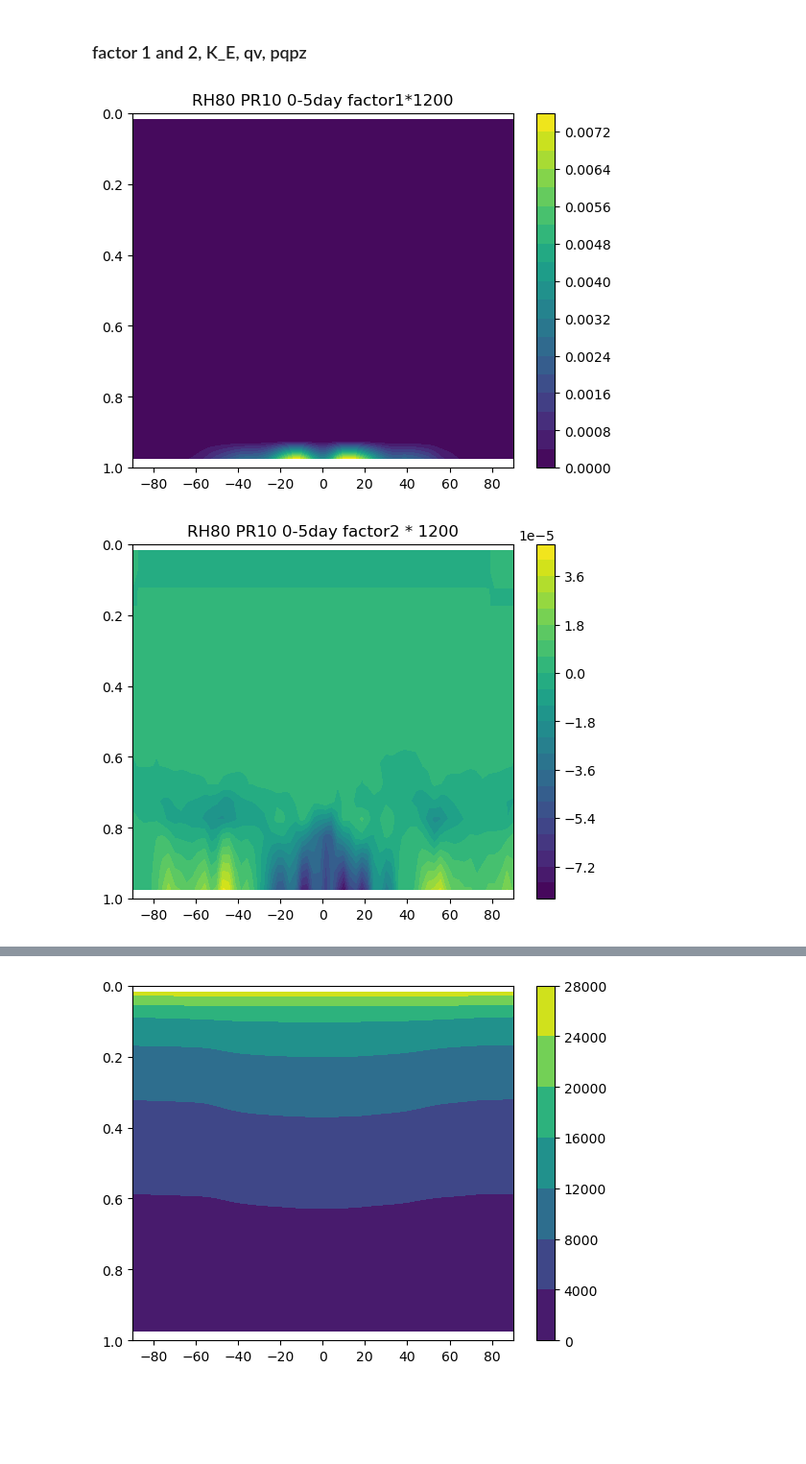
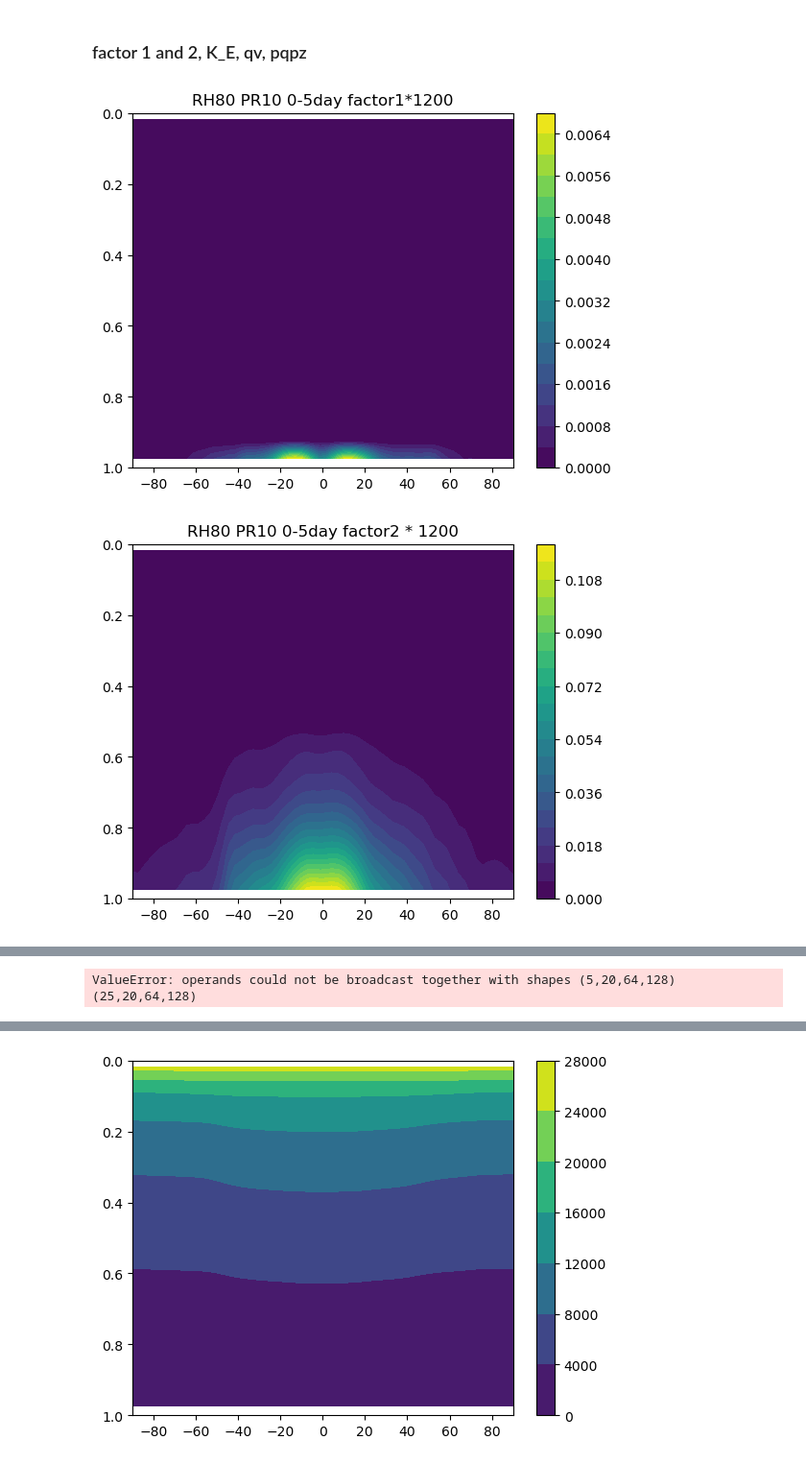
Before and after one commit to PeterChang1023/Dycore_Master, a Jupyter notebook: dycore/IdealizeSpetral.jl/exp/HSt42/check_spinupday.ipynb, the cells around one changed output, grey strips where cells are left out. Shown: that part at 96% size. Cells and saved outputs as stored; diff of their text form; code cells hidden in the pictures; blank space fills up the shorter version.

```diff
--- a/dycore/IdealizeSpetral.jl/exp/HSt42/check_spinupday.ipynb
+++ b/dycore/IdealizeSpetral.jl/exp/HSt42/check_spinupday.ipynb
@@ -124,8 +124,8 @@ class Dycore:
         self.t_mean = np.nanmean(self.t[-100:,:,:,:], axis=(1,3))
         return self.t_mean
 # %%
-file = "200day_finalcorection_final.dat"
-time = np.linspace(0,200,200)
+file = "25day_factor2_new_all.dat"
+time = np.linspace(0,2,2)
 y    = np.linspace(-90,90,64)
 
 yy, tt = np.meshgrid(y,time)
@@ -185,7 +185,7 @@ for pr in range(10,20,10):
     # file = "300day_RH80_PR10_test_vertical_advection_revised_all.dat"
     dycore = Dycore(file)
     Prec   = dycore.cal_pre()
-    Prec_mean  = np.nanmean(Prec[15:,:], axis=0)
+    Prec_mean  = np.nanmean(Prec[:,:], axis=0)
     plt.plot(y, Prec_mean * int(pr), label=f"PR = {pr}")
 plt.legend()
 plt.show()
@@ -355,7 +354,9 @@ for i in range(10,20,10):
 # %% [markdown]
 ### factor 1 and 2, K_E, qv, pqpz
 # %%
-day_final = 200
+day_ini = 0
+day_final = 1
+
 for i in range(10,20,10):
     pr = i
     dycore = Dycore(file)
@@ -364,9 +365,9 @@ for i in range(10,20,10):
     factor1 = dycore.factor1
 
     plt.figure(dpi=100.)
-    factor1_mean = np.nanmean(factor1[:day_final,:,:,:], axis=(0,3))
+    factor1_mean = np.nanmean(factor1[day_ini:day_final,:,:,:], axis=(0,3))
 
-    CS = plt.contourf(yy, sigma_mean2, factor1_mean * 1200, levels=21)
+    CS = plt.contourf(yy, sigma_mean2, factor1_mean , levels=21)
     plt.colorbar(CS)
     plt.title(f"RH80 PR{pr} 0-5day factor1*1200")
 
@@ -381,9 +382,9 @@ for i in range(10,20,10):
     factor2 = dycore.factor2
 
     plt.figure(dpi=100.)
-    factor2_mean = np.nanmean(factor2[5:day_final,:,:,:], axis=(0,3))
+    factor2_mean = np.nanmean(factor2[day_ini:day_final,:,:,:], axis=(0,3))
 
-    CS = plt.contourf(yy, sigma_mean2, factor2_mean * 1200, levels=21)
+    CS = plt.contourf(yy, sigma_mean2, factor2_mean , levels=21)
     plt.colorbar(CS)
     plt.title(f"RH80 PR{pr} 0-5day factor2 * 1200")
 
@@ -398,7 +399,7 @@ for i in range(10,20,10):
     factor3 = dycore.factor3
 
     plt.figure(dpi=100.)
-    factor3_mean = np.nanmean(factor3[:day_final,:,:,:], axis=(0,3))
+    factor3_mean = np.nanmean(factor3[day_ini:day_final,:,:,:], axis=(0,3))
 
     CS = plt.contourf(yy, sigma_mean2, factor3_mean, levels=21)
     plt.colorbar(CS)
@@ -413,45 +414,45 @@ for i in range(10,20,10):
     yy, sigma_mean2 = dycore.yy, dycore.sigma_mean2
 
     plt.figure(dpi=100.)
-    factor12_mean = np.nanmean(factor1[:day_final,:,:,:]+factor2[:day_final,:,:,:], axis=(0,3))
+    factor12_mean = np.nanmean(factor1[day_ini:day_final,:,:,:]+factor2[day_ini:day_final,:,:,:], axis=(0,3))
 
     CS = plt.contourf(yy, sigma_mean2, factor12_mean, levels=21)
     plt.colorbar(CS)
     plt.title(f"RH80 PR{pr} 0-5day factor1+factor2")
 
     plt.ylim([1,0])
     plt.show()
 ###################################################################
-for i in range(10,20,10):
-    pr = i
-    dycore = Dycore(file)
-    yy, sigma_mean2 = dycore.yy, dycore.sigma_mean2
+# for i in range(10,20,10):
+#     pr = i
+#     dycore = Dycore(file)
+#     yy, sigma_mean2 = dycore.yy, dycore.sigma_mean2
 
-    factor4 = dycore.getVar("factor4_xyzt")
-    plt.figure(dpi=100.)
-    factor4_mean = np.nanmean(factor4[:,:,:,:], axis=(0,3))
+#     factor4 = dycore.getVar("factor4_xyzt")
+#     plt.figure(dpi=100.)
+#     factor4_mean = np.nanmean(factor4[day_ini:day_final,:,:,:], axis=(0,3))
 
-    CS = plt.contourf(yy, sigma_mean2, factor4_mean, levels=21)
-    plt.colorbar(CS)
-    plt.title(f"RH80 PR{pr} 0-5day factor4")
+#     CS = plt.contourf(yy, sigma_mean2, factor4_mean, levels=21)
+#     plt.colorbar(CS)
+#     plt.title(f"RH80 PR{pr} 0-5day factor4")
 
-    plt.ylim([1,0])
-    plt.show()
+#     plt.ylim([1,0])
+#     plt.show()
 ###################################################################
 for i in range(10,20,10):
     pr = i
     dycore = Dycore(file)
     yy, sigma_mean2 = dycore.yy, dycore.sigma_mean2
 
     plt.figure(dpi=100.)
     factor_mean = np.nanmean(factor1 + factor2  + factor4, axis=(0,3))
 
     CS = plt.contourf(yy, sigma_mean2, factor_mean, levels=21)
     plt.colorbar(CS)
     plt.title(f"RH80 PR{pr} 0-5day factor_all")
 
     plt.ylim([1,0])
     plt.show()
 # %% [output]
-[figure, old version]
+[figure, new version]
-[figure, old version]
+[figure, new version]
@@ -462,3 +461,4 @@ for i in range(10,20,10):
+ValueError: operands could not be broadcast together with shapes (5,20,64,128) (25,20,64,128)
 # %%
 
 for i in range(10,20,10):
```
Also changed, not shown: parts of 8 cells of this notebook, 3 other files.
